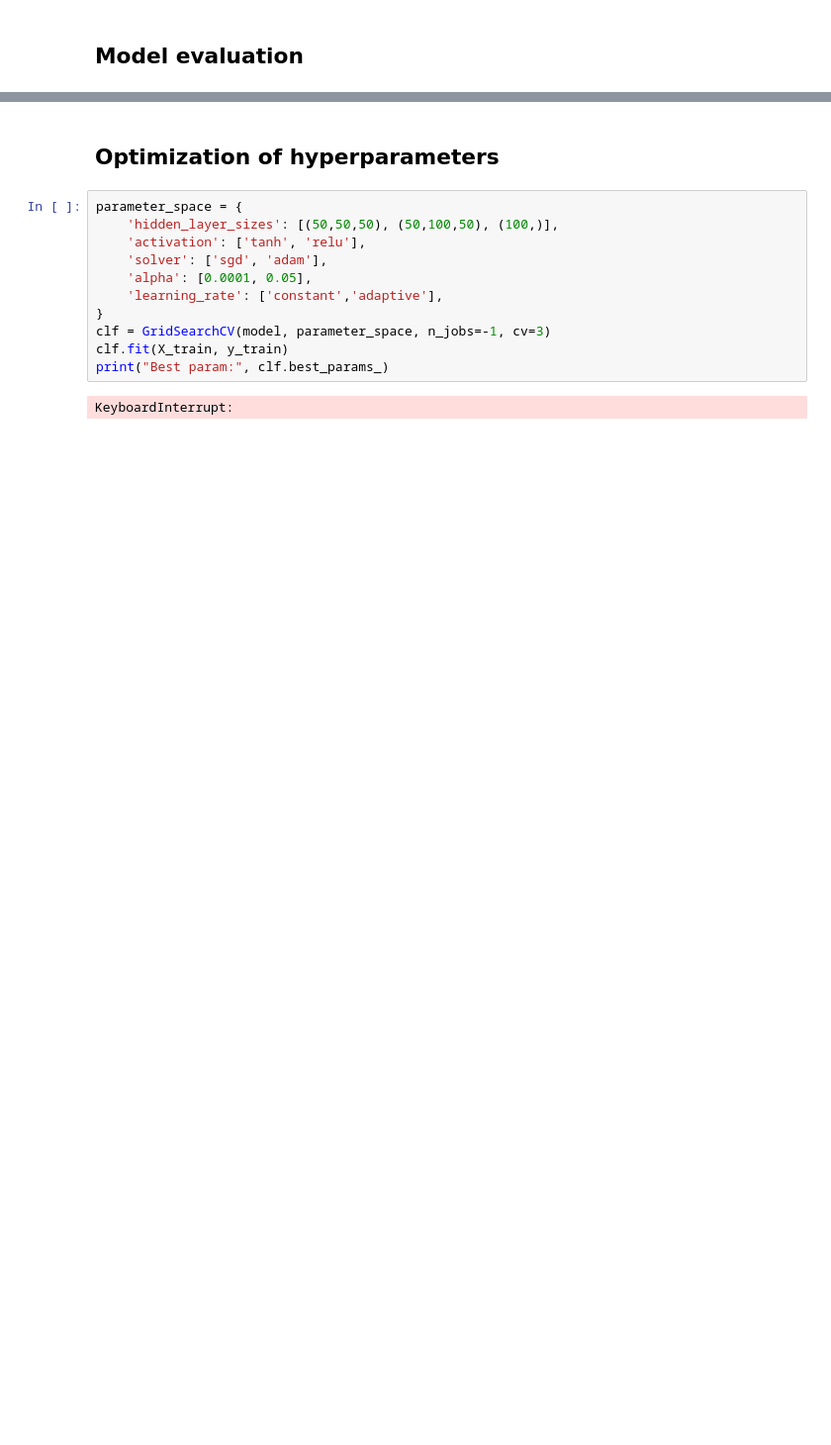
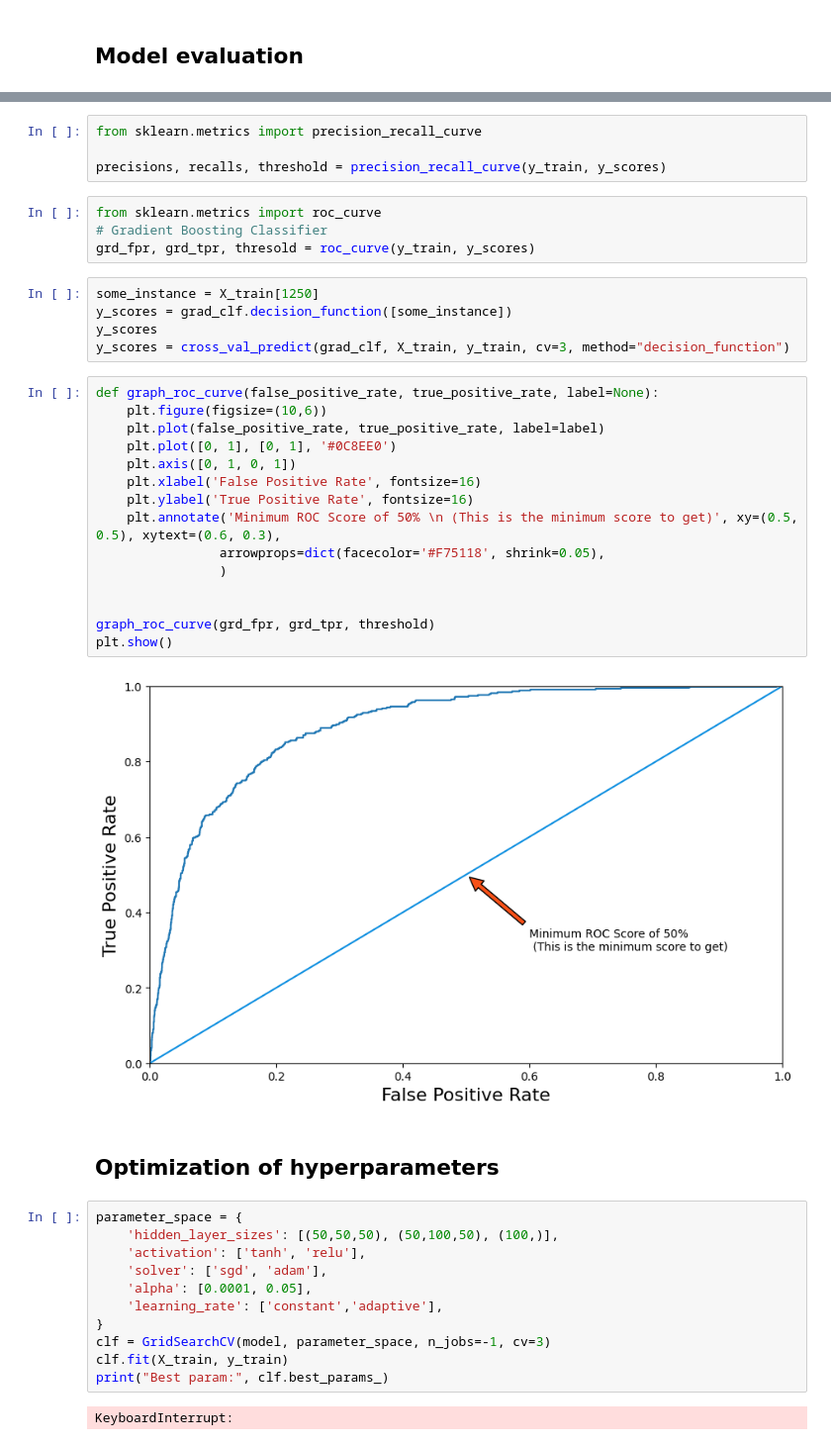
Before and after one commit to ZasaQ/A-neural-model-of-a-banking-customer, a Jupyter notebook: KrzywdaKubowicz.ipynb, the cells around one changed output, grey strips where cells are left out. Shown at 99% size. Saved outputs shown, nothing was run; the diff lists cells and outputs as text; blank space fills up the shorter version.

```diff
--- a/KrzywdaKubowicz.ipynb
+++ b/KrzywdaKubowicz.ipynb
@@ -209,3 +251,33 @@ Accuracy: 87.07%
+# %%
+from sklearn.metrics import precision_recall_curve
+
+precisions, recalls, threshold = precision_recall_curve(y_train, y_scores)
+# %%
+from sklearn.metrics import roc_curve
+# Gradient Boosting Classifier
+grd_fpr, grd_tpr, thresold = roc_curve(y_train, y_scores)
+# %%
+some_instance = X_train[1250]
+y_scores = grad_clf.decision_function([some_instance])
+y_scores
+y_scores = cross_val_predict(grad_clf, X_train, y_train, cv=3, method="decision_function")
+# %%
+def graph_roc_curve(false_positive_rate, true_positive_rate, label=None):
+    plt.figure(figsize=(10,6))
+    plt.plot(false_positive_rate, true_positive_rate, label=label)
+    plt.plot([0, 1], [0, 1], '#0C8EE0')
+    plt.axis([0, 1, 0, 1])
+    plt.xlabel('False Positive Rate', fontsize=16)
+    plt.ylabel('True Positive Rate', fontsize=16)
+    plt.annotate('Minimum ROC Score of 50% \n (This is the minimum score to get)', xy=(0.5, 0.5), xytext=(0.6, 0.3),
+                arrowprops=dict(facecolor='#F75118', shrink=0.05),
+                )
+
+
+graph_roc_curve(grd_fpr, grd_tpr, threshold)
+plt.show()
+# %% [output]
+[figure, added]
 # %% [markdown]
 ## Optimization of hyperparameters
 # %%
```
Also changed, not shown: parts of 9 cells of this notebook.
